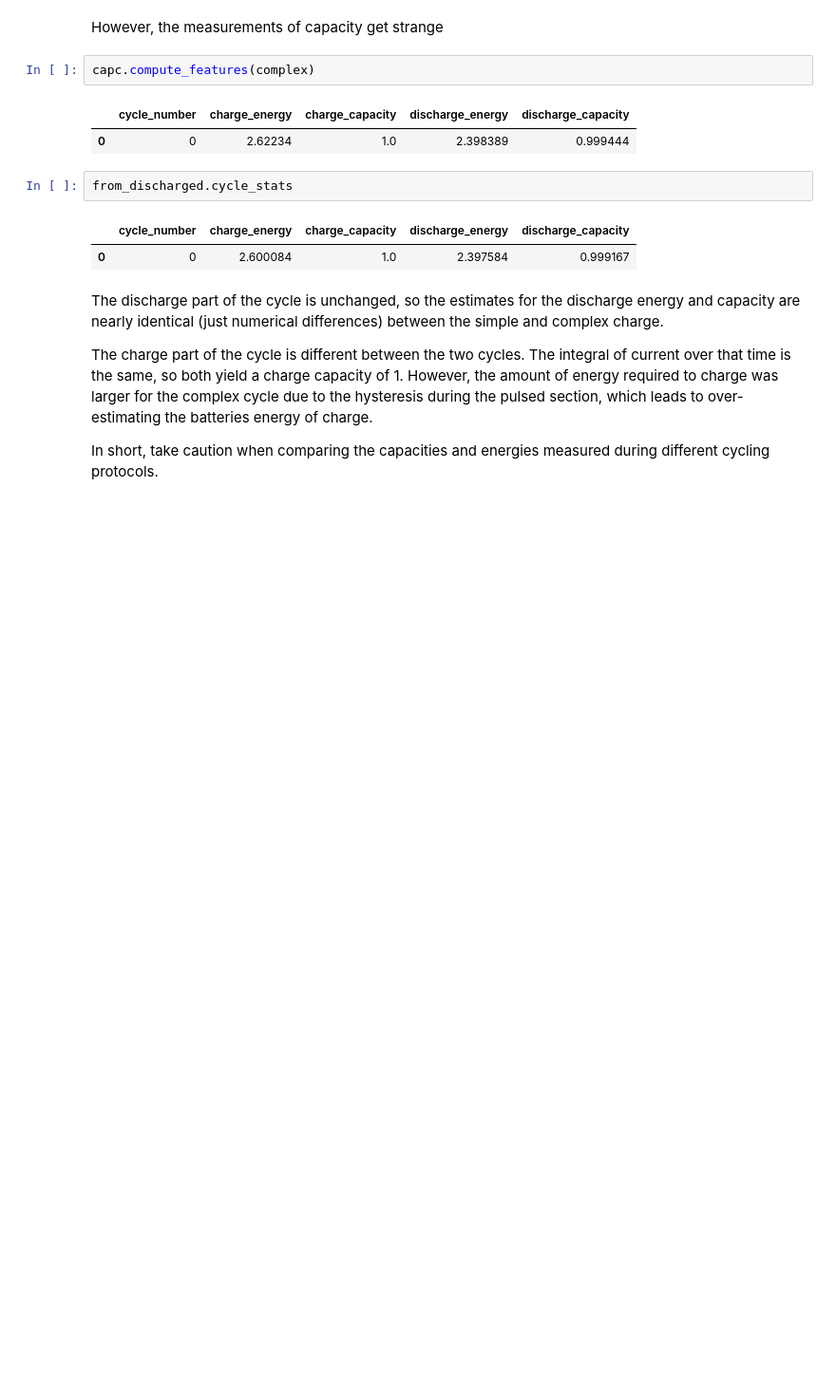
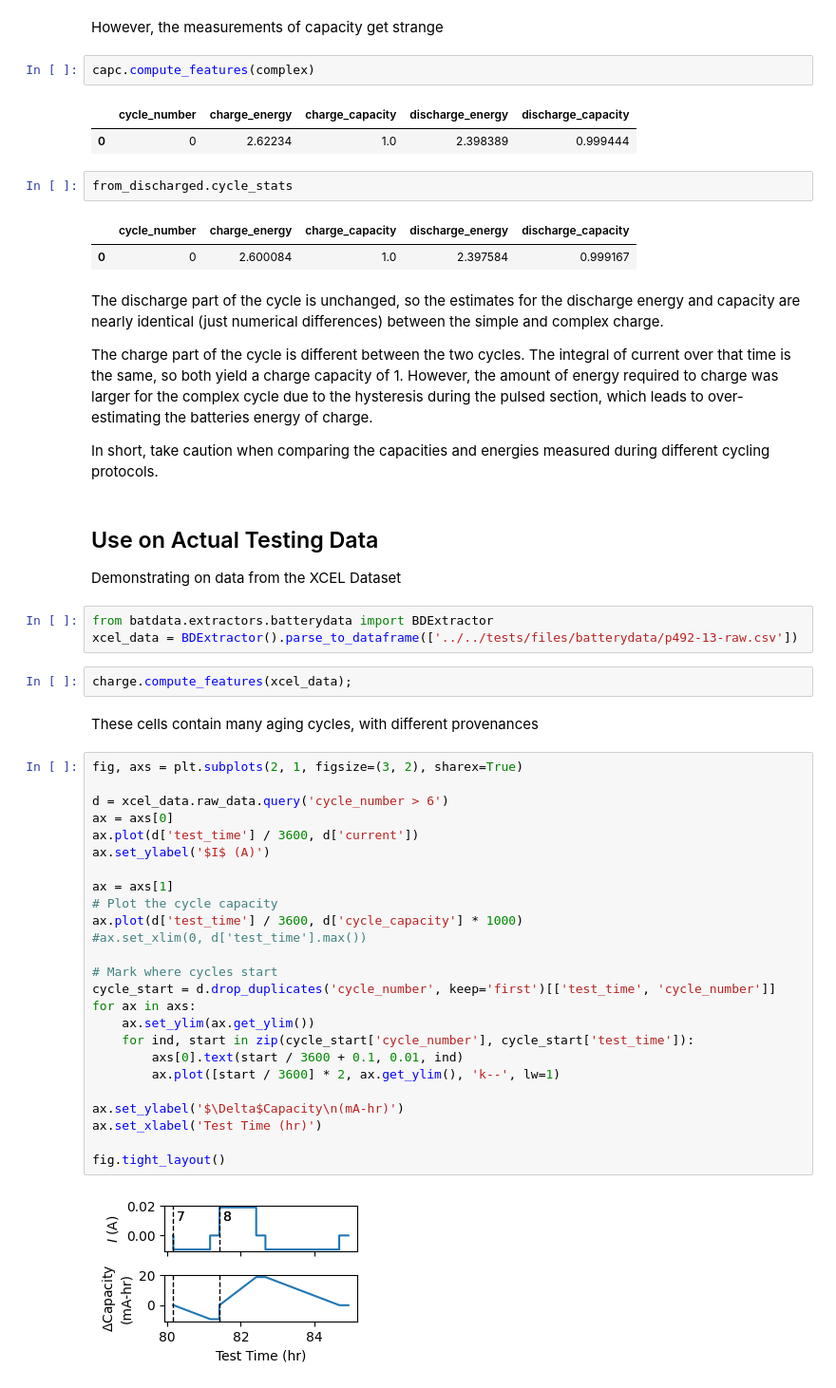
Before and after one commit to ROVI-org/battery-data-toolkit, a Jupyter notebook: docs/features/cell-capacity.ipynb, the cells around one changed output. Shown: that part at 95% size. Drawn from its saved outputs; the diff is of its cells as text; blank space fills up the shorter version.

Commit message:
Test against XCEL dataset
Works when I assume XCEL has mis-label time
as seconds instead of minutes

```diff
--- a/docs/features/cell-capacity.ipynb
+++ b/docs/features/cell-capacity.ipynb
@@ -149,3 +150,40 @@ The discharge part of the cycle is unchanged, so the estimates for the discharge
 The charge part of the cycle is different between the two cycles. The integral of current over that time is the same, so both yield a charge capacity of 1. However, the amount of energy required to charge was larger for the complex cycle due to the hysteresis during the pulsed section, which leads to over-estimating the batteries energy of charge.
 
 In short, take caution when comparing the capacities and energies measured during different cycling protocols.
+# %% [markdown]
+## Use on Actual Testing Data
+Demonstrating on data from the XCEL Dataset
+# %%
+from batdata.extractors.batterydata import BDExtractor
+xcel_data = BDExtractor().parse_to_dataframe(['../../tests/files/batterydata/p492-13-raw.csv'])
+# %%
+charge.compute_features(xcel_data);
+# %% [markdown]
+These cells contain many aging cycles, with different provenances
+# %%
+fig, axs = plt.subplots(2, 1, figsize=(3, 2), sharex=True)
+
+d = xcel_data.raw_data.query('cycle_number > 6')
+ax = axs[0]
+ax.plot(d['test_time'] / 3600, d['current'])
+ax.set_ylabel('$I$ (A)')
+
+ax = axs[1]
+# Plot the cycle capacity
+ax.plot(d['test_time'] / 3600, d['cycle_capacity'] * 1000)
+#ax.set_xlim(0, d['test_time'].max())
+
+# Mark where cycles start
+cycle_start = d.drop_duplicates('cycle_number', keep='first')[['test_time', 'cycle_number']]
+for ax in axs:
+    ax.set_ylim(ax.get_ylim())
+    for ind, start in zip(cycle_start['cycle_number'], cycle_start['test_time']):
+        axs[0].text(start / 3600 + 0.1, 0.01, ind)
+        ax.plot([start / 3600] * 2, ax.get_ylim(), 'k--', lw=1)
+
+ax.set_ylabel('$\Delta$Capacity\n(mA-hr)')
+ax.set_xlabel('Test Time (hr)')
+
+fig.tight_layout()
+# %% [output]
+[figure, added]
```
Also changed, not shown: parts of 3 cells of this notebook, 3 other files.
